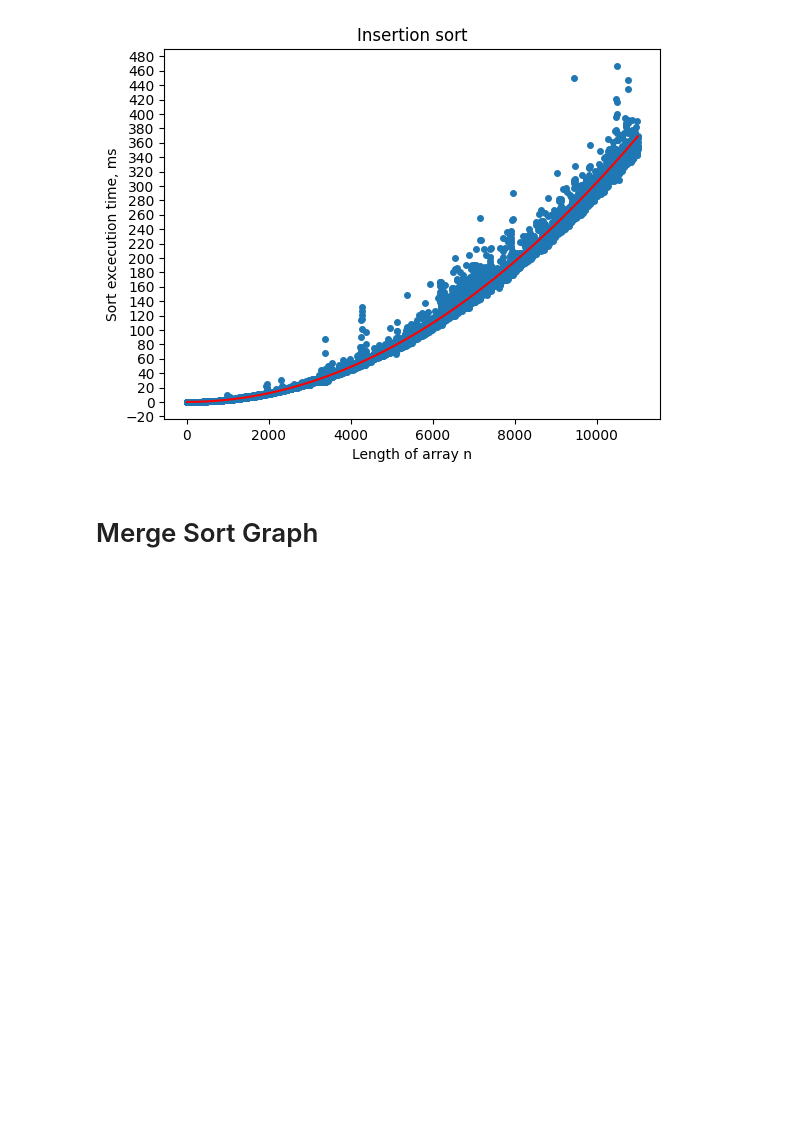
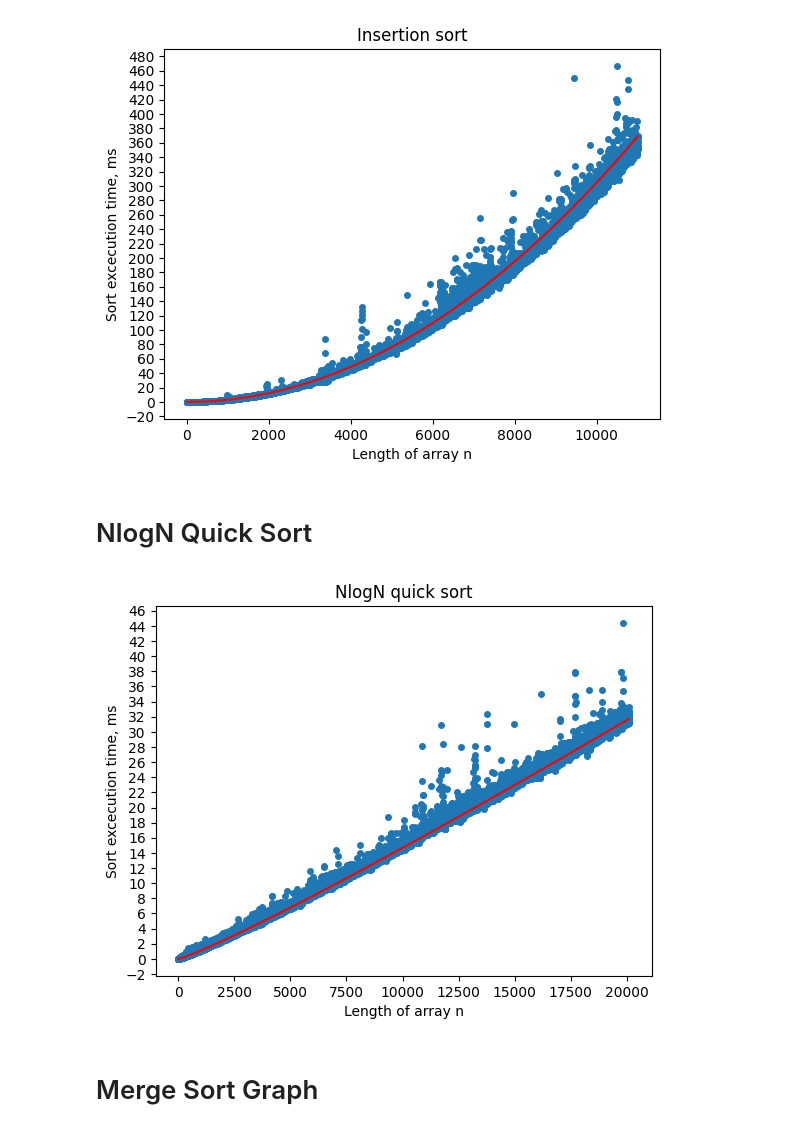
Before and after one commit to Octopupu5/DSAA_HW_sorts, a Jupyter notebook: generator.ipynb, the cells around one changed output. Drawn from its saved outputs; the diff is of its cells as text; code cells hidden in the pictures; blank space fills up the shorter version.

```diff
--- a/generator.ipynb
+++ b/generator.ipynb
@@ -133,5 +111,23 @@ with open("stringbinsort_special.txt", "r") as f:
 # %% [output]
 [figure]
+# %% [markdown]
+# NlogN Quick Sort
+# %%
+x = [n for n in range(1, 20100)]
+y = [1000 * el for el in nlognqsort_data]
+x1 = np.arange(1, 20100, 0.1)
+y1 = 1.1 * x1 * np.log2(x1) / (1000 * np.log2(1000))
+plt.plot(x, y, marker='o', markersize=4, linestyle=' ')
+plt.plot(x1, y1, color='red')
+desired_y_ticks = 40
+plt.locator_params(axis='y', nbins=desired_y_ticks)
+plt.plot()
+plt.title('NlogN quick sort')
+plt.xlabel('Length of array n')
+plt.ylabel('Sort excecution time, ms')
+plt.show()
+# %% [output]
+[figure, added]
 # %% [markdown]
 # Merge Sort Graph
 # %%
```
Also changed, not shown: parts of 5 cells of this notebook, 17 other files.
